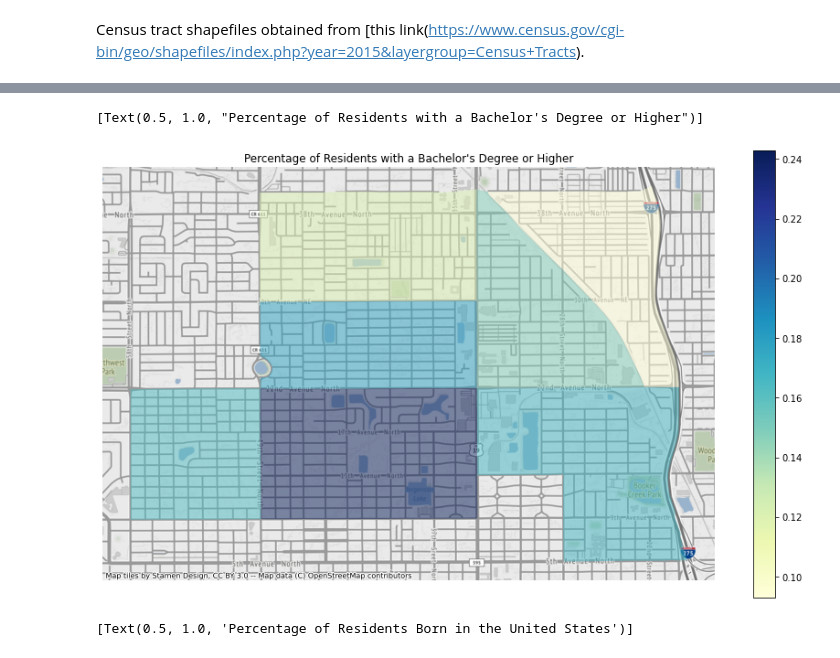
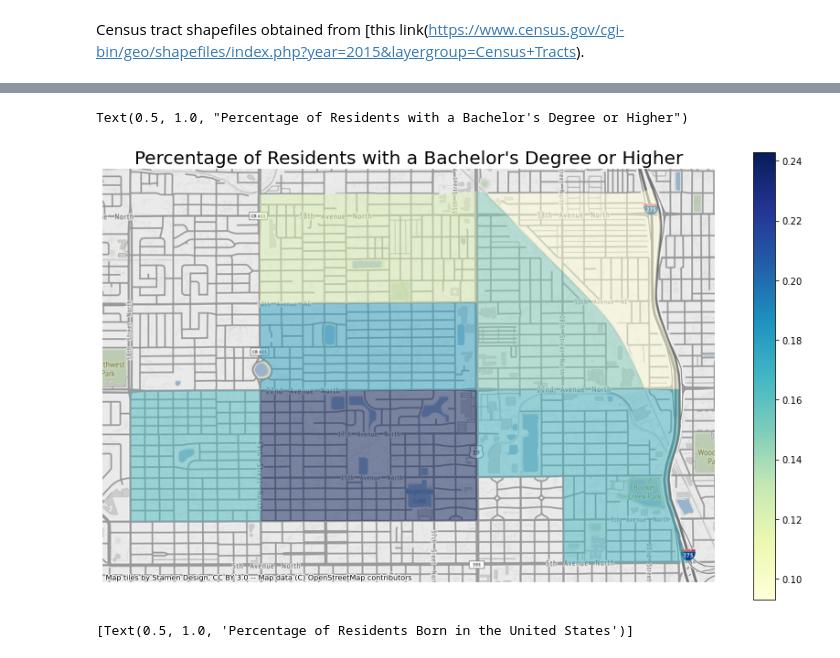
Before and after one commit to james-trimarco/district_8_demographics, a Jupyter notebook: District_8_demographics.ipynb, the cells around one changed output, grey strips where cells are left out. Cells and saved outputs as stored; diff of their text form; code cells hidden in the pictures.

```diff
--- a/District_8_demographics.ipynb
+++ b/District_8_demographics.ipynb
@@ -60,8 +93,8 @@ pinellas_vac = censusdata.download(
 # %%
-pinellas_vac = pinellas_vac.reset_index()
+pinellas_acs = pinellas_acs.reset_index()
 
-pinellas_vac["tract"] = pinellas_vac["index"].astype(str).str[-6:]
+pinellas_acs["tract"] = pinellas_vac["index"].astype(str).str[-6:]
 cond = pinellas_vac["tract"].isin(
     ["022801", "022802", "022700", "023000", "022902", "022901", "022601"]
 )
-district_8 = pinellas_vac[cond].copy()
+district_8 = pinellas_acs[cond].copy()
@@ -69,16 +108,43 @@ district_8 = pinellas_vac[cond].copy()
 district_8["percent_white"] = round(
     district_8["B02001_002E"] / district_8["B02001_001E"], 3
 )
+
 district_8["median_age_total"] = district_8["B01002_001E"]
+
 district_8["percent_us_born"] = round(
     district_8["B05001_002E"] / district_8["B02001_001E"], 3
 )
+
 district_8["percent_college"] = round(
-    (district_8["B15003_022E"] + district_8["B15003_023E"] + district_8["B15003_024E"] + district_8["B15003_025E"]) / district_8["B02001_001E"],
+    (
+        district_8["B15003_022E"]
+        + district_8["B15003_023E"]
+        + district_8["B15003_024E"]
+        + district_8["B15003_025E"]
+    )
+    / district_8["B02001_001E"],
     3,
 )
+
 district_8["percent_assistance"] = round(
     district_8["B19058_002E"] / district_8["B19058_001E"], 3
 )
-district_8
+
+district_8["percent_18_to_29"] = round(
+    (
+        district_8["B01001_007E"]
+        + district_8["B01001_008E"]
+        + district_8["B01001_009E"]
+        + district_8["B01001_010E"]
+        + district_8["B01001_011E"]
+        + district_8["B01001_032E"]
+        + district_8["B01001_033E"]
+        + district_8["B01001_034E"]
+        + district_8["B01001_035E"]
+    )
+    / district_8["B02001_001E"],
+    3,
+)
+
+district_8.head(3)
 # %% [output]
@@ -128,18 +184,21 @@ merged.head()
 # %%
 ax = merged.dropna().plot(
     column="percent_college",
     cmap="YlGnBu",
     figsize=(15, 9),
     alpha=0.5,
     k=3,
     legend=True,
 )
 ctx.add_basemap(ax)
-ax.axis('off')
-ax.set(title="Percentage of Residents with a Bachelor's Degree or Higher")
+ax.axis("off")
+ax.set_title(
+    "Percentage of Residents with a Bachelor's Degree or Higher",
+    fontdict={"fontsize": "20", "fontweight": "4"},
+)
 # %% [output]
-[Text(0.5, 1.0, "Percentage of Residents with a Bachelor's Degree or Higher")]
+Text(0.5, 1.0, "Percentage of Residents with a Bachelor's Degree or Higher")
-[figure, old version]
+[figure, new version]
 # %%
 ax = merged.dropna().plot(
     column="percent_us_born",
```
Also changed, not shown: parts of 15 cells of this notebook.
